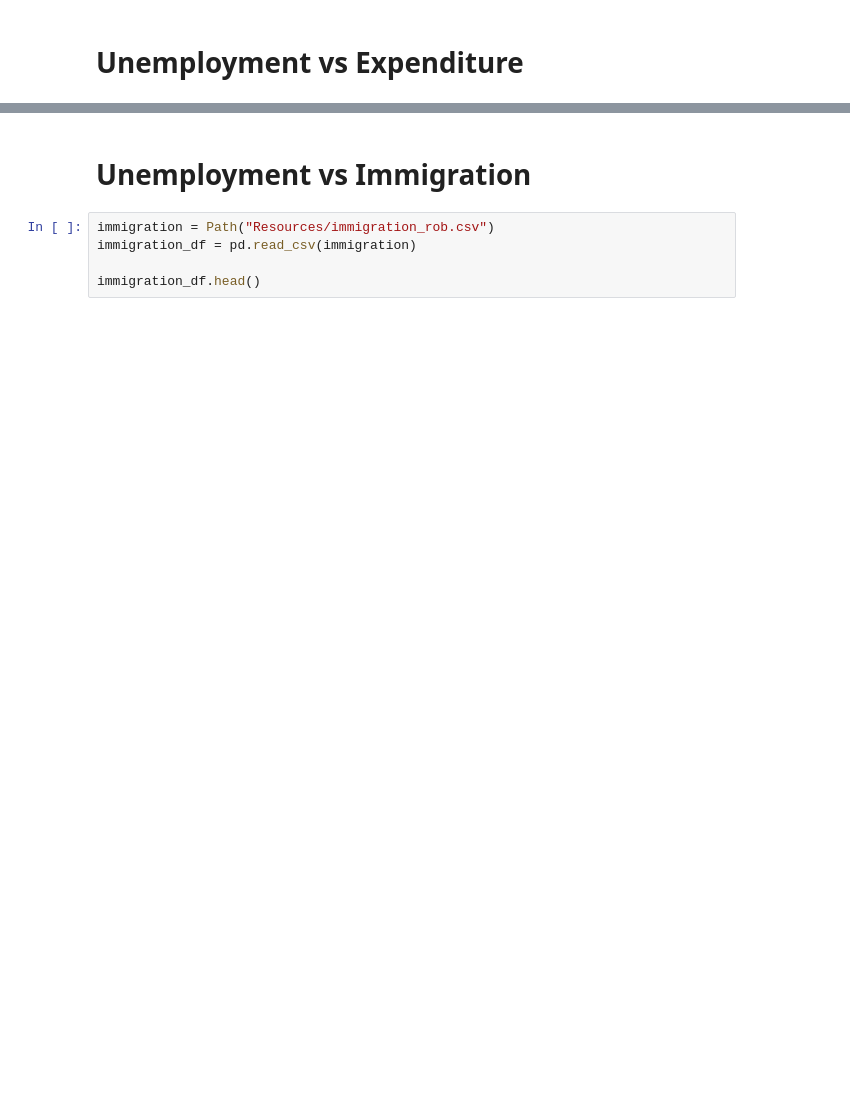
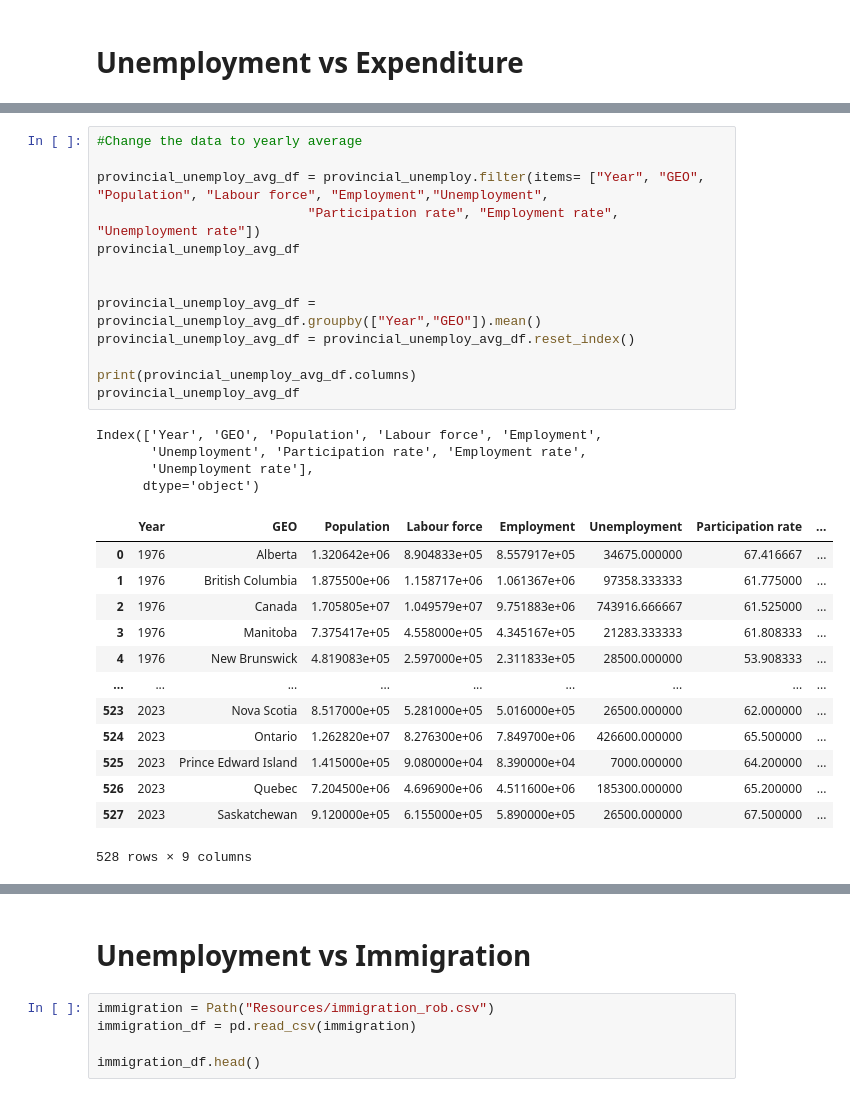
Before and after one commit to Cadeem-M/Unemployment-Analysis, a Jupyter notebook: analysis.ipynb, the cells around one changed output, grey strips where cells are left out. Drawn from its saved outputs; the diff is of its cells as text; blank space fills up the shorter version.

```diff
--- a/analysis.ipynb
+++ b/analysis.ipynb
@@ -51,0 +129,31 @@ provincial_unemploy.head()
+# %%
+#Change the data to yearly average
+
+provincial_unemploy_avg_df = provincial_unemploy.filter(items= ["Year", "GEO", "Population", "Labour force", "Employment","Unemployment",
+                           "Participation rate", "Employment rate", "Unemployment rate"])
+provincial_unemploy_avg_df
+
+
+provincial_unemploy_avg_df = provincial_unemploy_avg_df.groupby(["Year","GEO"]).mean()
+provincial_unemploy_avg_df = provincial_unemploy_avg_df.reset_index()
+
+print(provincial_unemploy_avg_df.columns)
+provincial_unemploy_avg_df
+# %% [output]
+Index(['Year', 'GEO', 'Population', 'Labour force', 'Employment',
+       'Unemployment', 'Participation rate', 'Employment rate',
+       'Unemployment rate'],
+      dtype='object')
+|  | Year | GEO | Population | Labour force | Employment | Unemployment | Participation rate | ... |
+| 0 | 1976 | Alberta | 1.320642e+06 | 8.904833e+05 | 8.557917e+05 | 34675.000000 | 67.416667 | ... |
+| 1 | 1976 | British Columbia | 1.875500e+06 | 1.158717e+06 | 1.061367e+06 | 97358.333333 | 61.775000 | ... |
+| 2 | 1976 | Canada | 1.705805e+07 | 1.049579e+07 | 9.751883e+06 | 743916.666667 | 61.525000 | ... |
+| 3 | 1976 | Manitoba | 7.375417e+05 | 4.558000e+05 | 4.345167e+05 | 21283.333333 | 61.808333 | ... |
+| 4 | 1976 | New Brunswick | 4.819083e+05 | 2.597000e+05 | 2.311833e+05 | 28500.000000 | 53.908333 | ... |
+| ... | ... | ... | ... | ... | ... | ... | ... | ... |
+| 523 | 2023 | Nova Scotia | 8.517000e+05 | 5.281000e+05 | 5.016000e+05 | 26500.000000 | 62.000000 | ... |
+| 524 | 2023 | Ontario | 1.262820e+07 | 8.276300e+06 | 7.849700e+06 | 426600.000000 | 65.500000 | ... |
+| 525 | 2023 | Prince Edward Island | 1.415000e+05 | 9.080000e+04 | 8.390000e+04 | 7000.000000 | 64.200000 | ... |
+| 526 | 2023 | Quebec | 7.204500e+06 | 4.696900e+06 | 4.511600e+06 | 185300.000000 | 65.200000 | ... |
+| 527 | 2023 | Saskatchewan | 9.120000e+05 | 6.155000e+05 | 5.890000e+05 | 26500.000000 | 67.500000 | ... |
+528 rows × 9 columns
```
Also changed, not shown: parts of 15 cells of this notebook, 1 other file.
